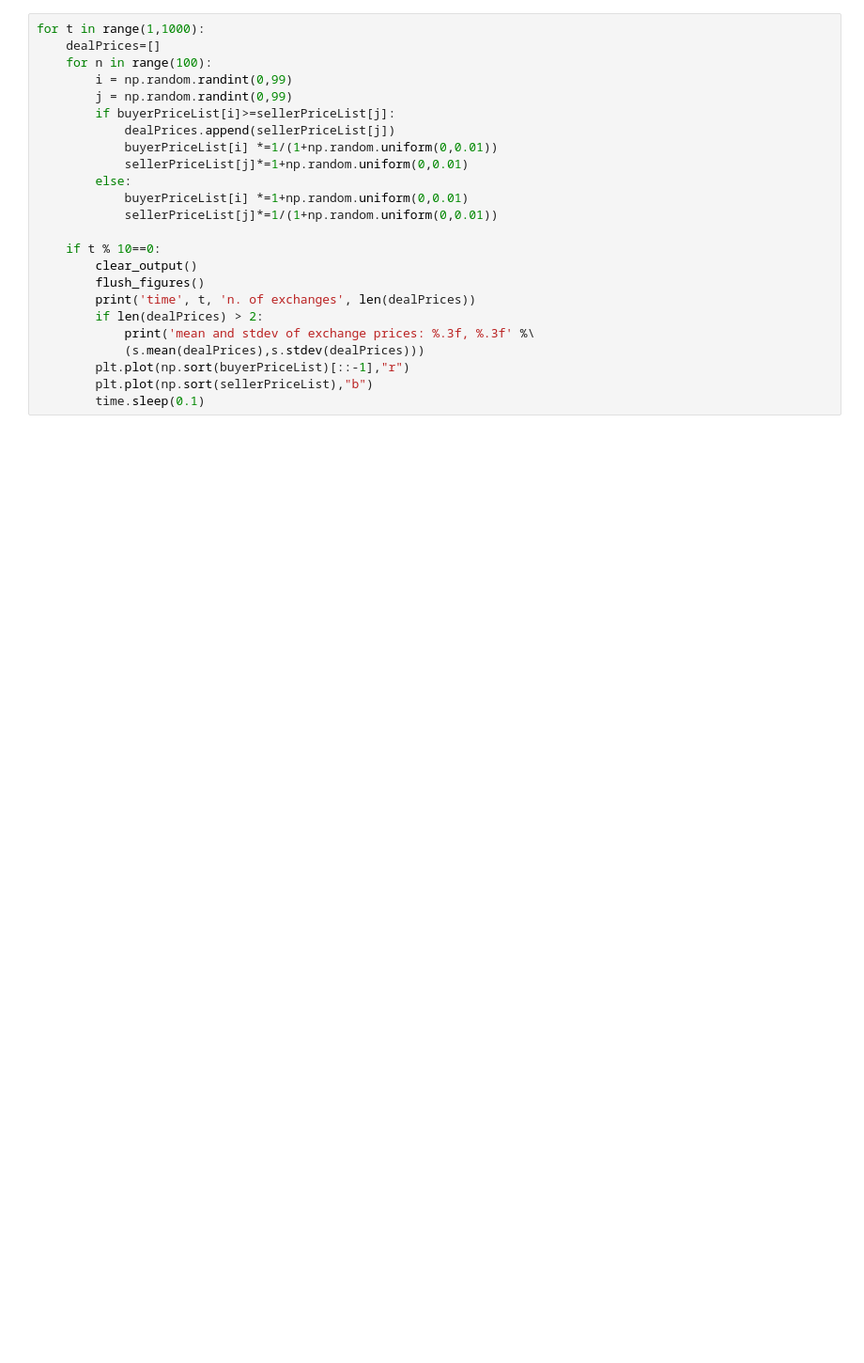
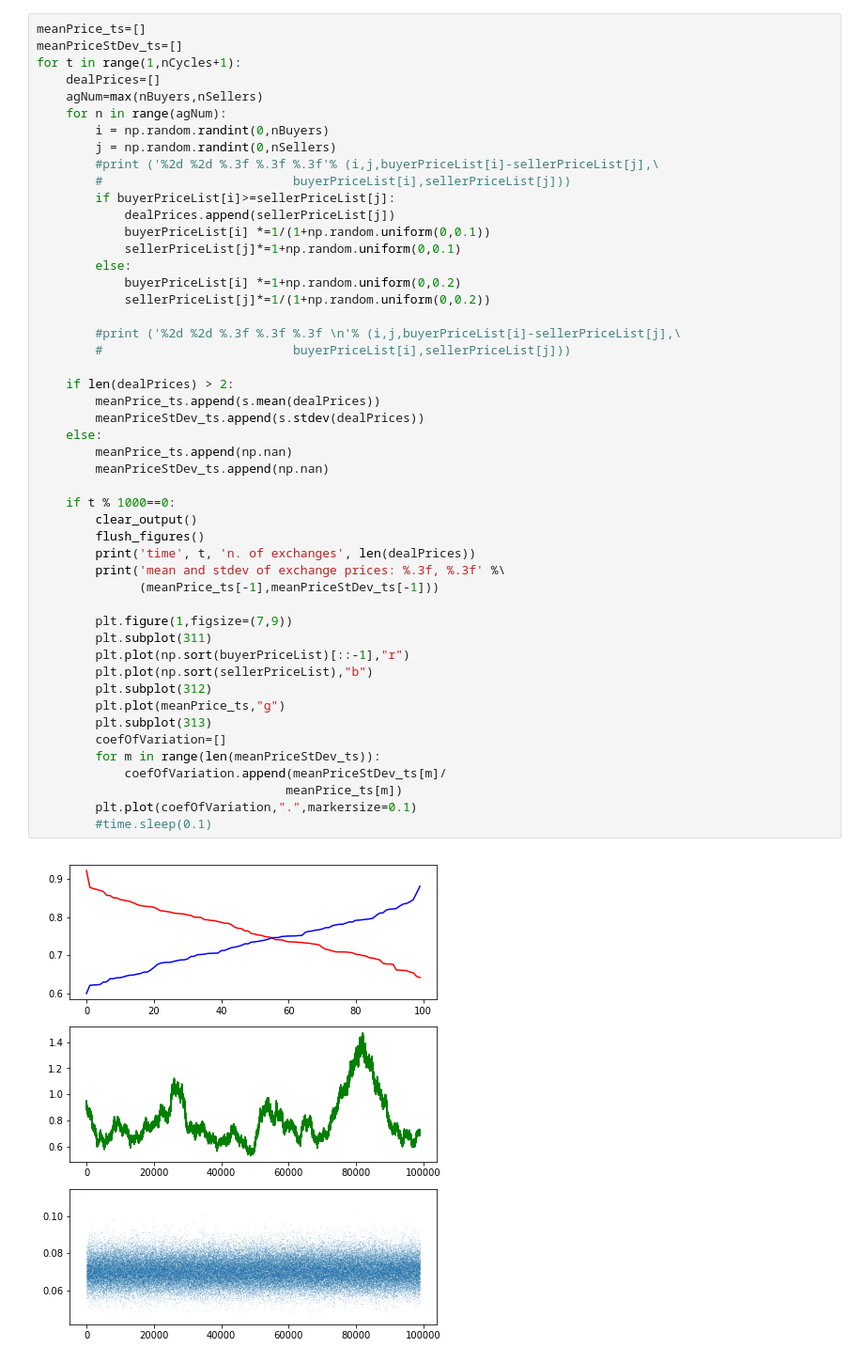
Before and after one commit to terna/microHayekianMarket, a Jupyter notebook: microHayekianMarket.ipynb, the cells around one changed output. Shown: that part at 94% size. Saved outputs shown, nothing was run; the diff lists cells and outputs as text; blank space fills up the shorter version.

```diff
--- a/microHayekianMarket.ipynb
+++ b/microHayekianMarket.ipynb
@@ -31,24 +38,51 @@ plt.plot(np.sort(sellerPriceList),"b")
 # %%
-for t in range(1,1000):
+meanPrice_ts=[]
+meanPriceStDev_ts=[]
+for t in range(1,nCycles+1):
     dealPrices=[]
-    for n in range(100):
-        i = np.random.randint(0,99)
-        j = np.random.randint(0,99)
+    agNum=max(nBuyers,nSellers)
+    for n in range(agNum):
+        i = np.random.randint(0,nBuyers)
+        j = np.random.randint(0,nSellers)
+        #print ('%2d %2d %.3f %.3f %.3f'% (i,j,buyerPriceList[i]-sellerPriceList[j],\
+        #                          buyerPriceList[i],sellerPriceList[j]))
         if buyerPriceList[i]>=sellerPriceList[j]:
             dealPrices.append(sellerPriceList[j])
-            buyerPriceList[i] *=1/(1+np.random.uniform(0,0.01))
-            sellerPriceList[j]*=1+np.random.uniform(0,0.01)
+            buyerPriceList[i] *=1/(1+np.random.uniform(0,0.1))
+            sellerPriceList[j]*=1+np.random.uniform(0,0.1)
         else:
-            buyerPriceList[i] *=1+np.random.uniform(0,0.01)
-            sellerPriceList[j]*=1/(1+np.random.uniform(0,0.01))
+            buyerPriceList[i] *=1+np.random.uniform(0,0.2)
+            sellerPriceList[j]*=1/(1+np.random.uniform(0,0.2))
 
-    if t % 10==0:
+        #print ('%2d %2d %.3f %.3f %.3f \n'% (i,j,buyerPriceList[i]-sellerPriceList[j],\
+        #                          buyerPriceList[i],sellerPriceList[j]))
+
+    if len(dealPrices) > 2:
+        meanPrice_ts.append(s.mean(dealPrices))
+        meanPriceStDev_ts.append(s.stdev(dealPrices))
+    else:
+        meanPrice_ts.append(np.nan)
+        meanPriceStDev_ts.append(np.nan)
+
+    if t % 1000==0:
         clear_output()
         flush_figures()
         print('time', t, 'n. of exchanges', len(dealPrices))
-        if len(dealPrices) > 2:
-            print('mean and stdev of exchange prices: %.3f, %.3f' %\
-            (s.mean(dealPrices),s.stdev(dealPrices)))
+        print('mean and stdev of exchange prices: %.3f, %.3f' %\
+              (meanPrice_ts[-1],meanPriceStDev_ts[-1]))
+
+        plt.figure(1,figsize=(7,9))
+        plt.subplot(311)
         plt.plot(np.sort(buyerPriceList)[::-1],"r")
         plt.plot(np.sort(sellerPriceList),"b")
-        time.sleep(0.1)
+        plt.subplot(312)
+        plt.plot(meanPrice_ts,"g")
+        plt.subplot(313)
+        coefOfVariation=[]
+        for m in range(len(meanPriceStDev_ts)):
+            coefOfVariation.append(meanPriceStDev_ts[m]/
+                                  meanPrice_ts[m])
+        plt.plot(coefOfVariation,".",markersize=0.1)
+        #time.sleep(0.1)
+# %% [output]
+[figure, added]
```
Also changed, not shown: parts of 5 cells of this notebook.
